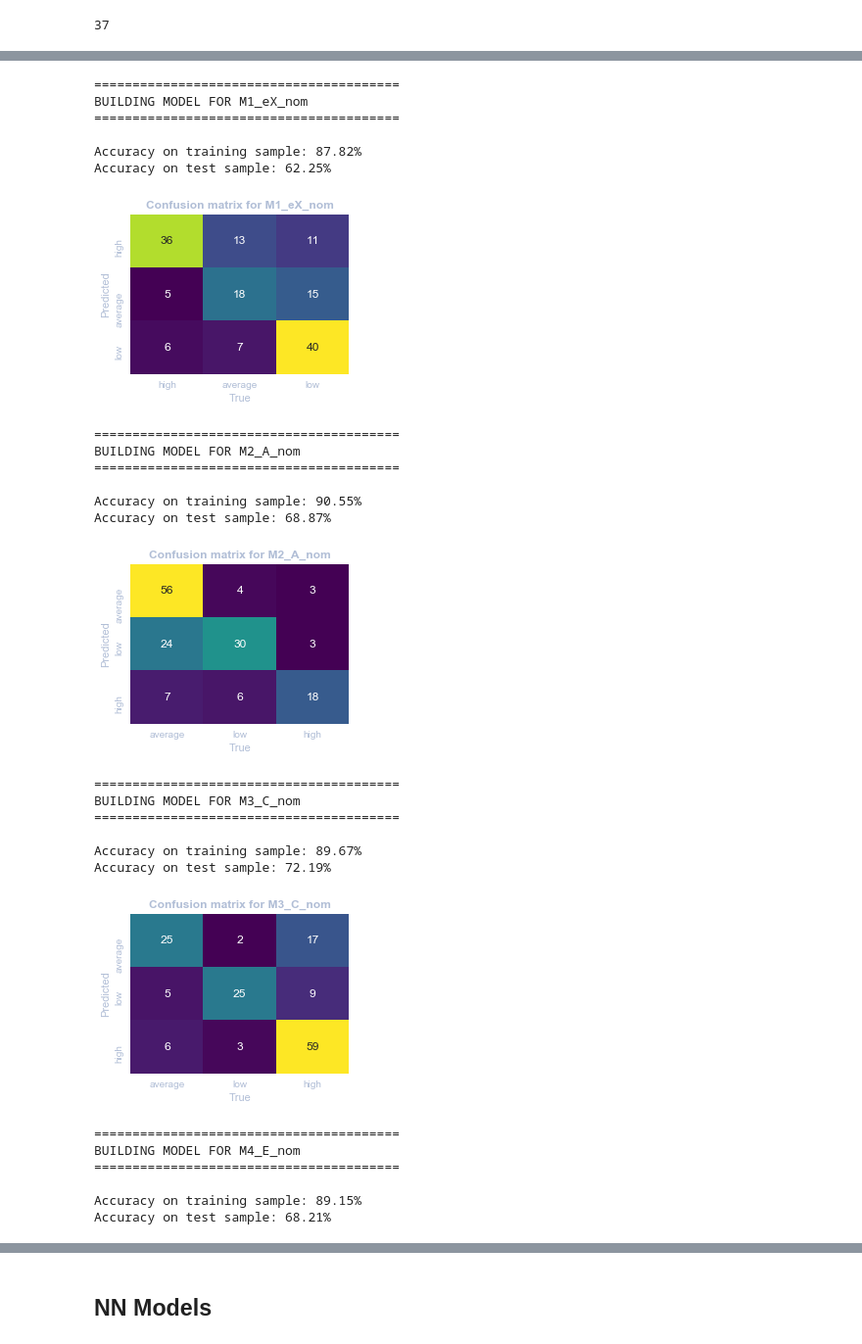
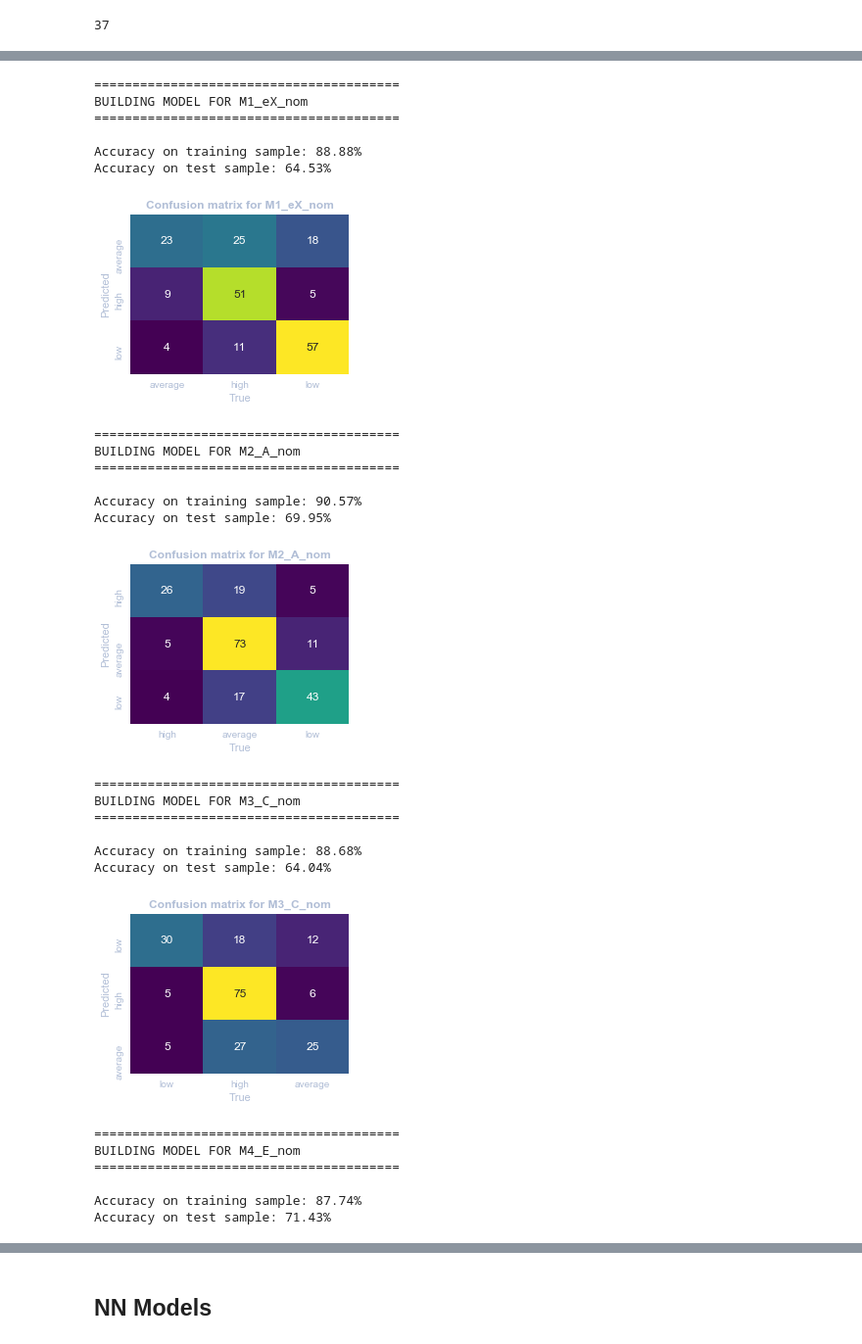
Before and after one commit to DanielTitkov/emmy, a Jupyter notebook: feature_extractor.ipynb, the cells around one changed output, grey strips where cells are left out. Shown: that part at 98% size. Saved outputs shown, nothing was run; the diff lists cells and outputs as text; code cells hidden in the pictures.

Commit message:
added nonlinear transformation (fancy but almost useless)

```diff
--- a/feature_extractor.ipynb
+++ b/feature_extractor.ipynb
@@ -230,7 +256,7 @@ c = conn.cursor()
 query = 'SELECT DISTINCT owner_id, text FROM posts WHERE text IS NOT NULL AND text != "";'
 texts = pd.read_sql(query, conn)
 lens = np.array([len(str(t)) for t in texts.text])
-trsh_up, trsh_lo = 7000, 1000
+trsh_up, trsh_lo = 7000, 900
 lens = np.array([len(str(t)) for t in texts.text])
 texts = texts[(lens < trsh_up) & (lens > trsh_lo)]
 texts.shape
@@ -297,4 +323,8 @@ data.shape
+# %%
+#apply curve transformation
+for f in feat_names:
+    data[f] = ct(data[f], steep=1.5, ec50=0.5, level='max', adb=False)
 # %%
-train, test = train_test_split(data, test_size=0.1)
+train, test = train_test_split(data, test_size=0.12, random_state=42)
 print('Train sample: {}\nTest sample: {}'.format(len(train), len(test)))
 # %% [output]
@@ -310,7 +340,7 @@ vect_words = TfidfVectorizer(ngram_range=(1, 3),
                      analyzer='word',
                      tokenizer=word_tokenize,
                      min_df = 30,
-                     max_df = 0.3,
+                     max_df = 0.7,
                      max_features = 10000)
 
 train_w_vec = vect_words.fit_transform(train.loc[:,'text'])
@@ -318,24 +348,28 @@ test_w_vec = vect_words.transform(test.loc[:,'text'])
 
 print('WORDS')
 print('\nIncluded tokens ({})'.format(train_w_vec.shape[1]))
-print(np.array(vect_words.get_feature_names())[np.random.randint(0, len(vect_words.get_feature_names()), 20)])
+print(np.array(vect_words.get_feature_names())\
+      [np.random.randint(0, len(vect_words.get_feature_names()), 20)])
 print('\nExcluded tokens ({})'.format(len(vect_words.stop_words_)))
-print(np.array(list(vect_words.stop_words_))[np.random.randint(0, len(vect_words.stop_words_), 20)])
+print(np.array(list(vect_words.stop_words_))\
+      [np.random.randint(0, len(vect_words.stop_words_), 20)])
 
 #pos tf:idf
 vect_pos = TfidfVectorizer(ngram_range=(2, 4),
                      analyzer='word',
-                     min_df = 30,
-                     max_df = 0.3,
-                     max_features = 10000)
+                     min_df = 50,
+                     max_df = 0.5,
+                     max_features = 5000)
 train_p_vec = vect_pos.fit_transform(train.loc[:,'pos_form'])
 test_p_vec = vect_pos.transform(test.loc[:,'pos_form'])
 
 print('\nPOS')
 print('\nIncluded tokens ({})'.format(train_p_vec.shape[1]))
-print(np.array(vect_pos.get_feature_names())[np.random.randint(0, len(vect_pos.get_feature_names()), 20)])
+print(np.array(vect_pos.get_feature_names())\
+      [np.random.randint(0, len(vect_pos.get_feature_names()), 20)])
 print('\nExcluded tokens ({})'.format(len(vect_pos.stop_words_)))
-print(np.array(list(vect_pos.stop_words_))[np.random.randint(0, len(vect_pos.stop_words_), 20)])
+print(np.array(list(vect_pos.stop_words_))\
+      [np.random.randint(0, len(vect_pos.stop_words_), 20)])
 
 X_train = np.hstack((train_w_vec.todense(), train_p_vec.todense(), train.loc[:,feat_names]))
 X_test = np.hstack((test_w_vec.todense(), test_p_vec.todense(), test.loc[:,feat_names]))
@@ -423,39 +457,39 @@ def build_model_cont(X_train, X_test, y_train, y_test, vectorizer, model):
 # %%
 for trait in trait_names:
     trait = trait+'_nom'
-    lm = RandomForestClassifier(n_estimators=500, max_features='log2',
-                                min_samples_leaf=20, oob_score = True)
+    lm = RandomForestClassifier(n_estimators=200, max_features='log2',
+                                min_samples_leaf=8, oob_score = True)
     lm = LogisticRegression()
 #     lm = MultinomialNB()
-#     lm = GradientBoostingClassifier() #seems best as yet
+#     lm = GradientBoostingClassifier()
     build_model_nom(X_train=X_train, X_test=X_test,
                 y_train = train.loc[:,trait], y_test = test.loc[:,trait],
                 vectorizer=None, model=lm)
 # %% [output]
 ========================================
 BUILDING MODEL FOR M1_eX_nom
 ========================================
 
-Accuracy on training sample: 87.82%
-Accuracy on test sample: 62.25%
+Accuracy on training sample: 88.88%
+Accuracy on test sample: 64.53%
-[figure, old version]
+[figure, new version]
 ========================================
 BUILDING MODEL FOR M2_A_nom
 ========================================
 
-Accuracy on training sample: 90.55%
-Accuracy on test sample: 68.87%
+Accuracy on training sample: 90.57%
+Accuracy on test sample: 69.95%
-[figure, old version]
+[figure, new version]
 ========================================
 BUILDING MODEL FOR M3_C_nom
 ========================================
 
-Accuracy on training sample: 89.67%
-Accuracy on test sample: 72.19%
+Accuracy on training sample: 88.68%
+Accuracy on test sample: 64.04%
-[figure, old version]
+[figure, new version]
 ========================================
 BUILDING MODEL FOR M4_E_nom
 ========================================
 
-Accuracy on training sample: 89.15%
-Accuracy on test sample: 68.21%
+Accuracy on training sample: 87.74%
+Accuracy on test sample: 71.43%
```
Also changed, not shown: parts of 17 cells of this notebook.
